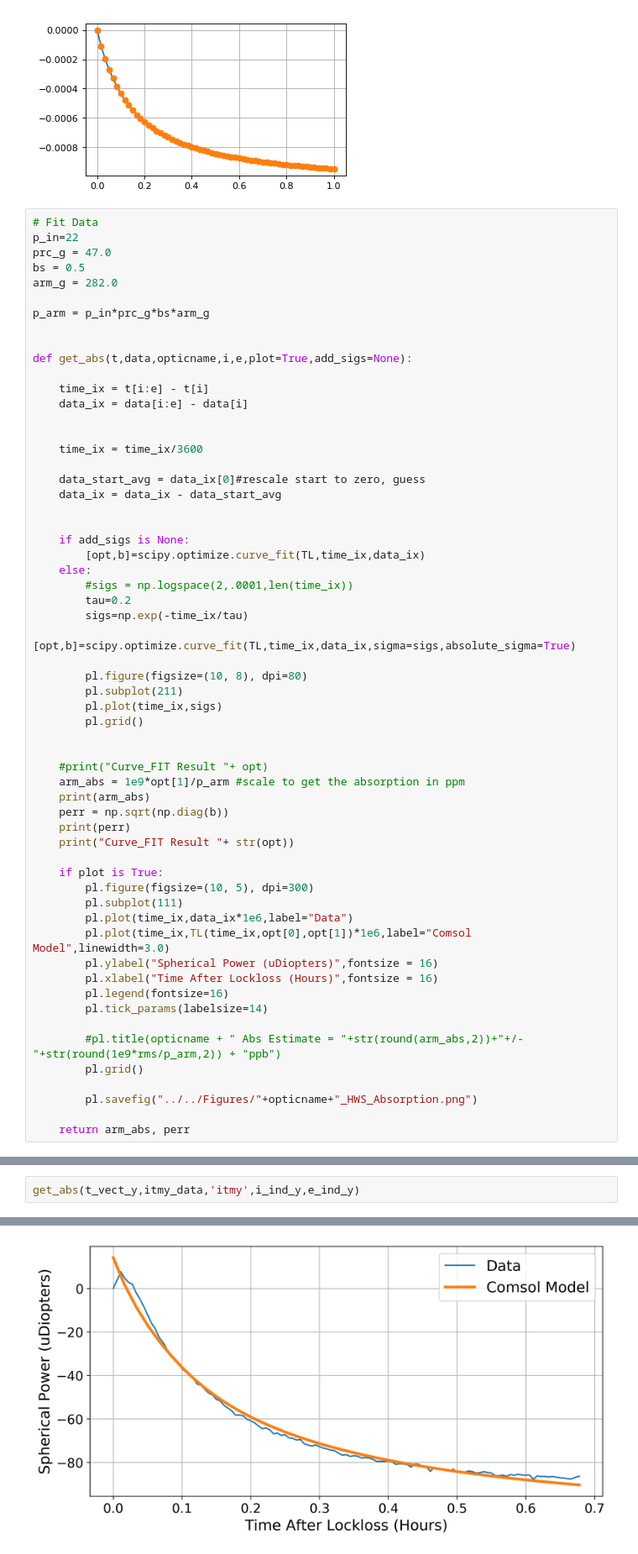
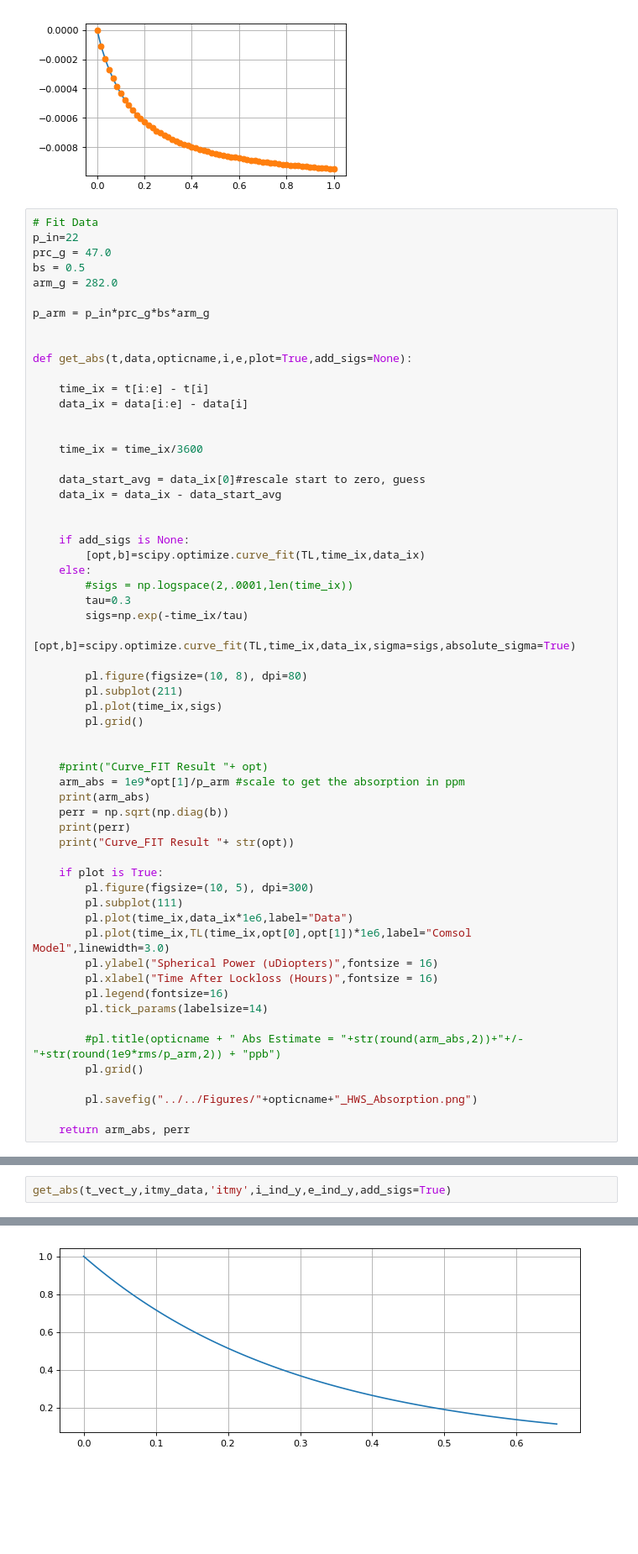
Before and after one commit to TVoPhysics/TVo_Thesis, a Jupyter notebook: Calculations/20181110_Calc_Abs_HWS/Find_Absorption_HWS.ipynb, the cells around one changed output, grey strips where cells are left out. Shown at 84% size. Drawn from its saved outputs; the diff is of its cells as text; blank space fills up the shorter version.

```diff
--- a/Calculations/20181110_Calc_Abs_HWS/Find_Absorption_HWS.ipynb
+++ b/Calculations/20181110_Calc_Abs_HWS/Find_Absorption_HWS.ipynb
@@ -99,7 +99,7 @@ def get_abs(t,data,opticname,i,e,plot=True,add_sigs=None):
         [opt,b]=scipy.optimize.curve_fit(TL,time_ix,data_ix)
     else:
         #sigs = np.logspace(2,.0001,len(time_ix))
-        tau=0.2
+        tau=0.3
         sigs=np.exp(-time_ix/tau)
         [opt,b]=scipy.optimize.curve_fit(TL,time_ix,data_ix,sigma=sigs,absolute_sigma=True)
 
@@ -141,5 +141,5 @@ Curve_FIT Result [-5.85791125e-06  5.02301549e-02]
 (344.5282719659223, array([6.61564499e-07, 9.26792360e-04]))
 [figure]
 # %%
-get_abs(t_vect_y,itmy_data,'itmy',i_ind_y,e_ind_y)
+get_abs(t_vect_y,itmy_data,'itmy',i_ind_y,e_ind_y,add_sigs=True)
 # %% [output]
@@ -150 +150 @@ Curve_FIT Result [1.45586962e-05 1.17276522e-01]
-[figure, old version]
+[figure, new version]
```
Also changed, not shown: parts of 1 cell of this notebook, 43 other files.
